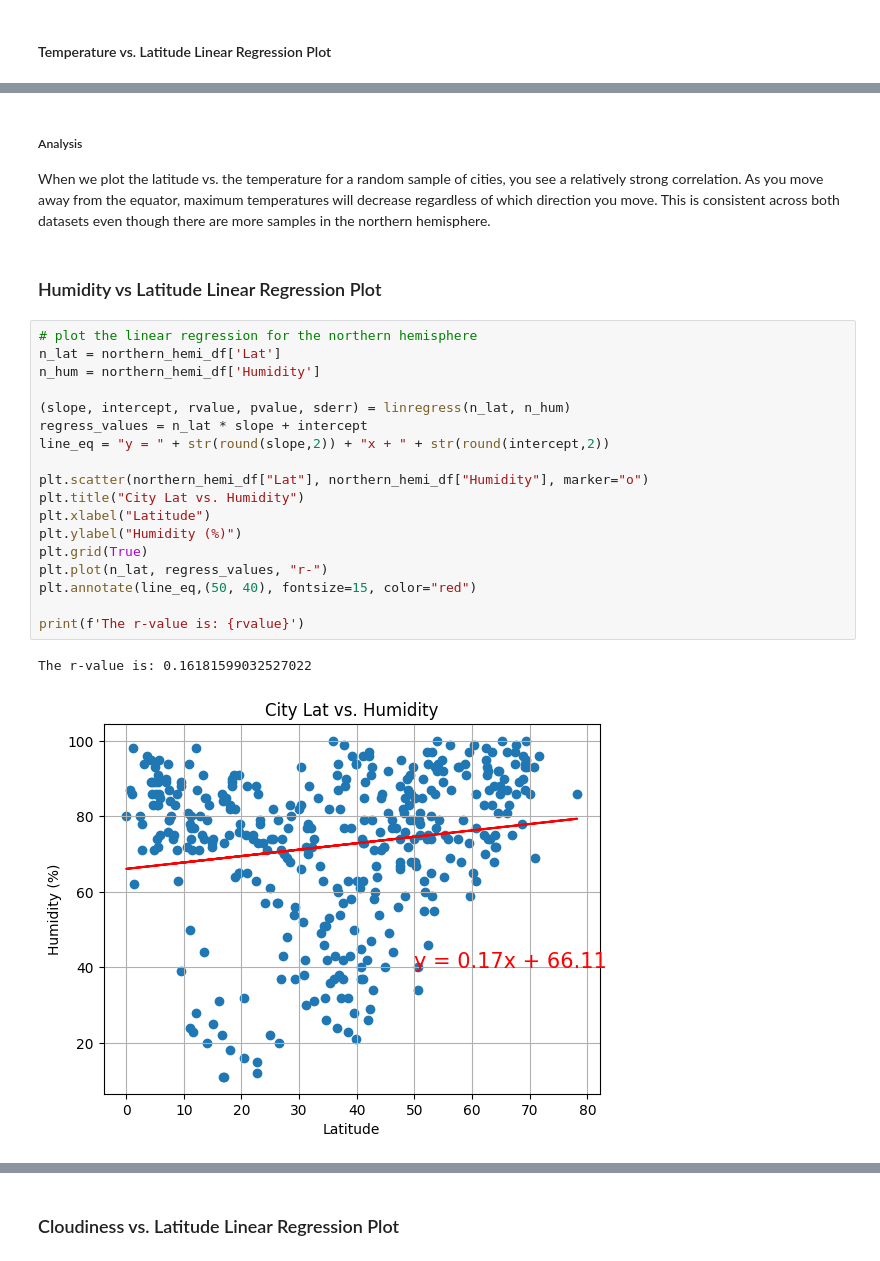
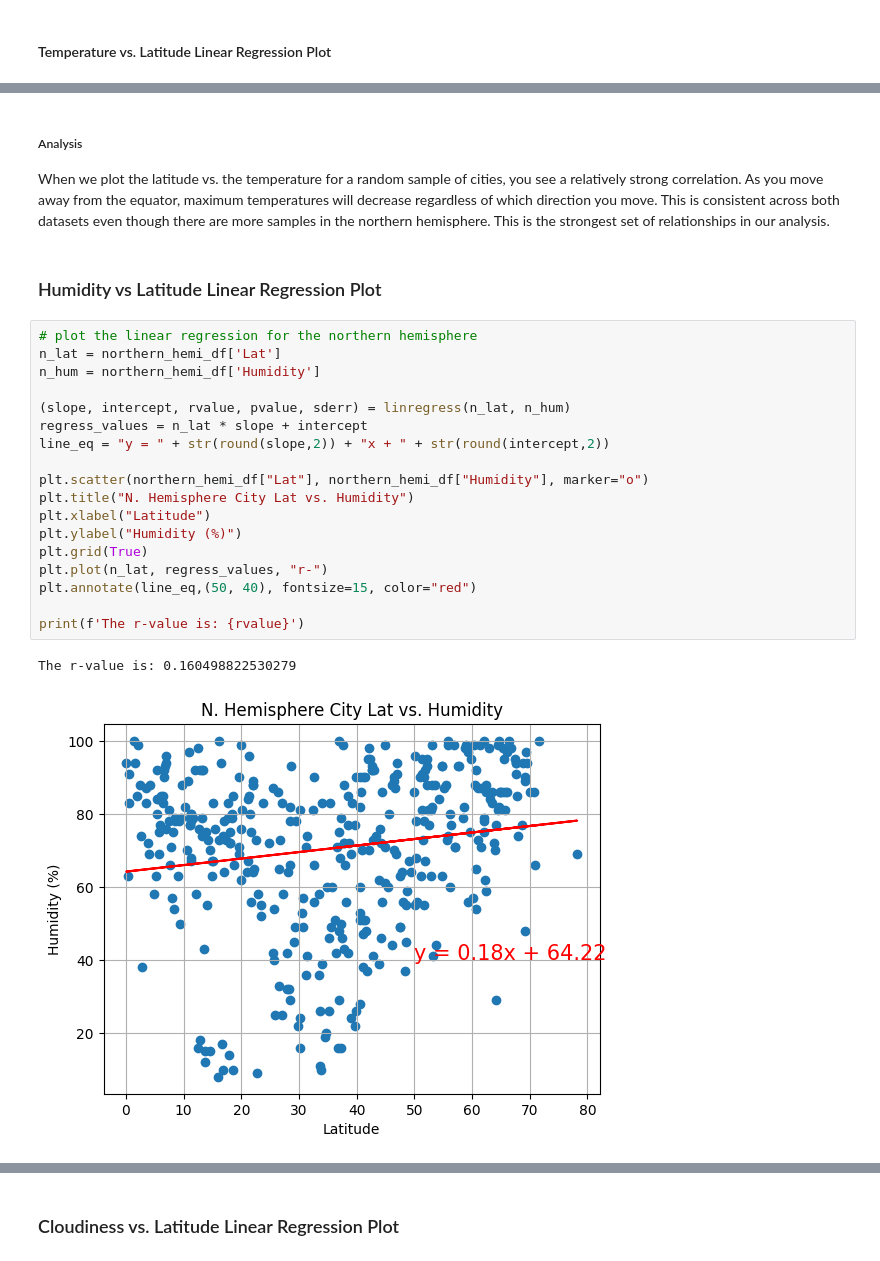
Before and after one commit to mj00714/python-api-challenge, a Jupyter notebook: WeatherPy.ipynb, the cells around one changed output, grey strips where cells are left out. Drawn from its saved outputs; the diff is of its cells as text.

```diff
--- a/WeatherPy.ipynb
+++ b/WeatherPy.ipynb
@@ -316,29 +316,29 @@ The r-value is: 0.7090500323779085
 # %% [markdown]
 ##### Analysis
-When we plot the latitude vs. the temperature for a random sample of cities, you see a relatively strong correlation. As you move away from the equator, maximum temperatures will decrease regardless of which direction you move. This is consistent across both datasets even though there are more samples in the northern hemisphere.
+When we plot the latitude vs. the temperature for a random sample of cities, you see a relatively strong correlation. As you move away from the equator, maximum temperatures will decrease regardless of which direction you move. This is consistent across both datasets even though there are more samples in the northern hemisphere. This is the strongest set of relationships in our analysis.
 # %% [markdown]
 ### Humidity vs Latitude Linear Regression Plot
 # %%
 # plot the linear regression for the northern hemisphere
 n_lat = northern_hemi_df['Lat']
 n_hum = northern_hemi_df['Humidity']
 
 (slope, intercept, rvalue, pvalue, sderr) = linregress(n_lat, n_hum)
 regress_values = n_lat * slope + intercept
 line_eq = "y = " + str(round(slope,2)) + "x + " + str(round(intercept,2))
 
 plt.scatter(northern_hemi_df["Lat"], northern_hemi_df["Humidity"], marker="o")
-plt.title("City Lat vs. Humidity")
+plt.title("N. Hemisphere City Lat vs. Humidity")
 plt.xlabel("Latitude")
 plt.ylabel("Humidity (%)")
 plt.grid(True)
 plt.plot(n_lat, regress_values, "r-")
 plt.annotate(line_eq,(50, 40), fontsize=15, color="red")
 
 print(f'The r-value is: {rvalue}')
 # %% [output]
-The r-value is: 0.16181599032527022
+The r-value is: 0.160498822530279
-[figure, old version]
+[figure, new version]
 # %%
 # plot the linear regression for the southern hemisphere
 s_lat = southern_hemi_df['Lat']
```
Also changed, not shown: parts of 19 cells of this notebook, 6 other files.
